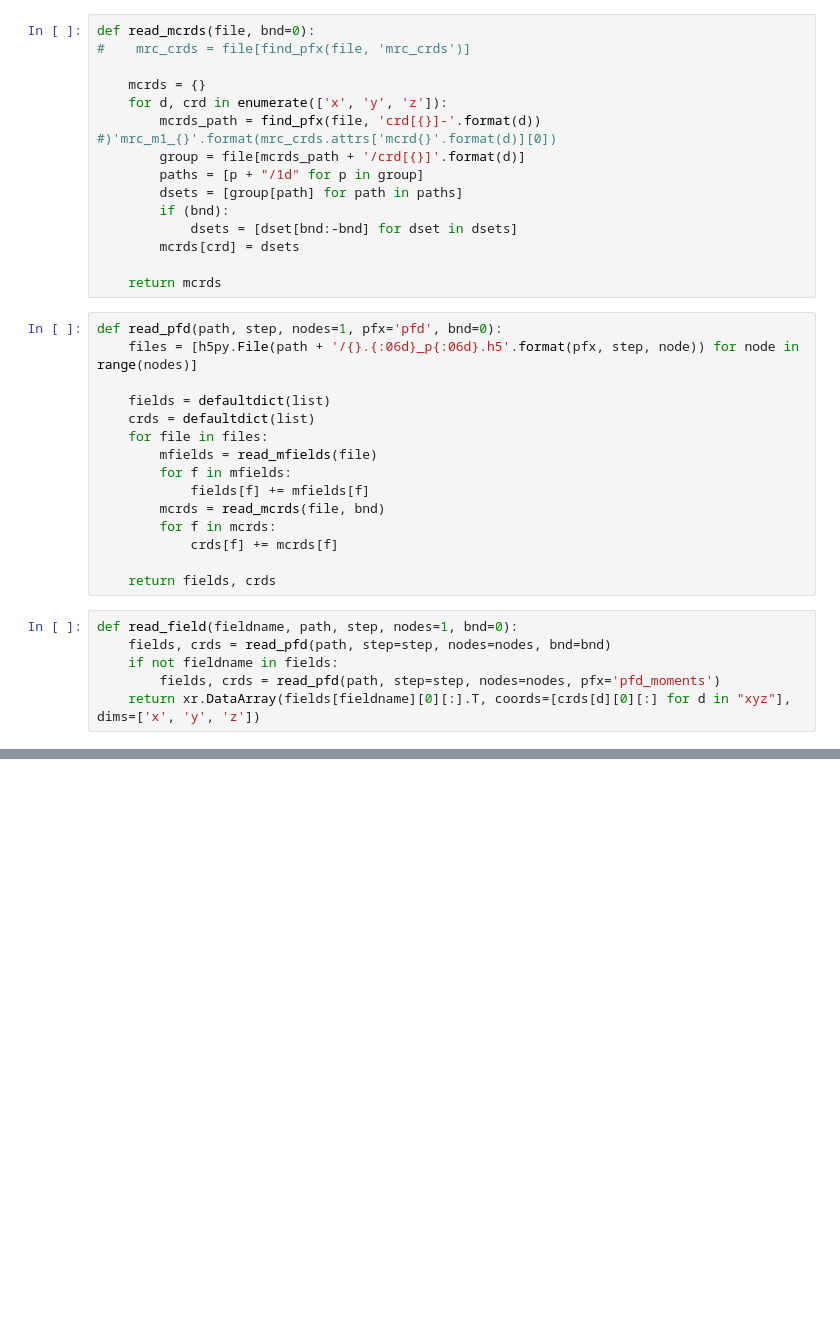
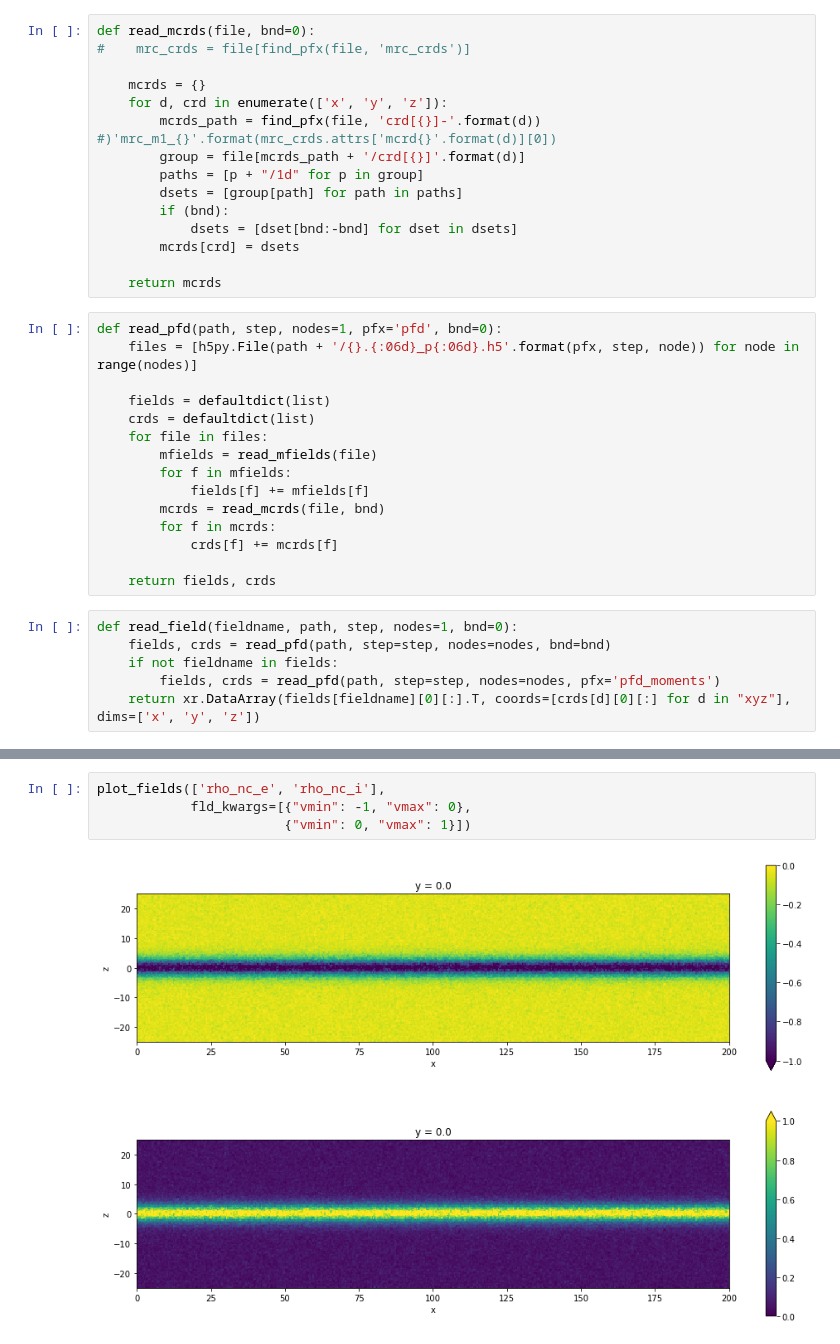
Before and after one commit to germasch/psc, a Jupyter notebook: python/psc_harris_xz.ipynb, the cells around one changed output, grey strips where cells are left out. Drawn from its saved outputs; the diff is of its cells as text; blank space fills up the shorter version.

```diff
--- a/python/psc_harris_xz.ipynb
+++ b/python/psc_harris_xz.ipynb
@@ -80,0 +86,6 @@ plot_fields(['rho_nc_e', 'rho_nc_i'])
+# %%
+plot_fields(['rho_nc_e', 'rho_nc_i'],
+            fld_kwargs=[{"vmin": -1, "vmax": 0},
+                        {"vmin": 0, "vmax": 1}])
+# %% [output]
+[figure, added]
```
Also changed, not shown: parts of 4 cells of this notebook, 5 other files.
